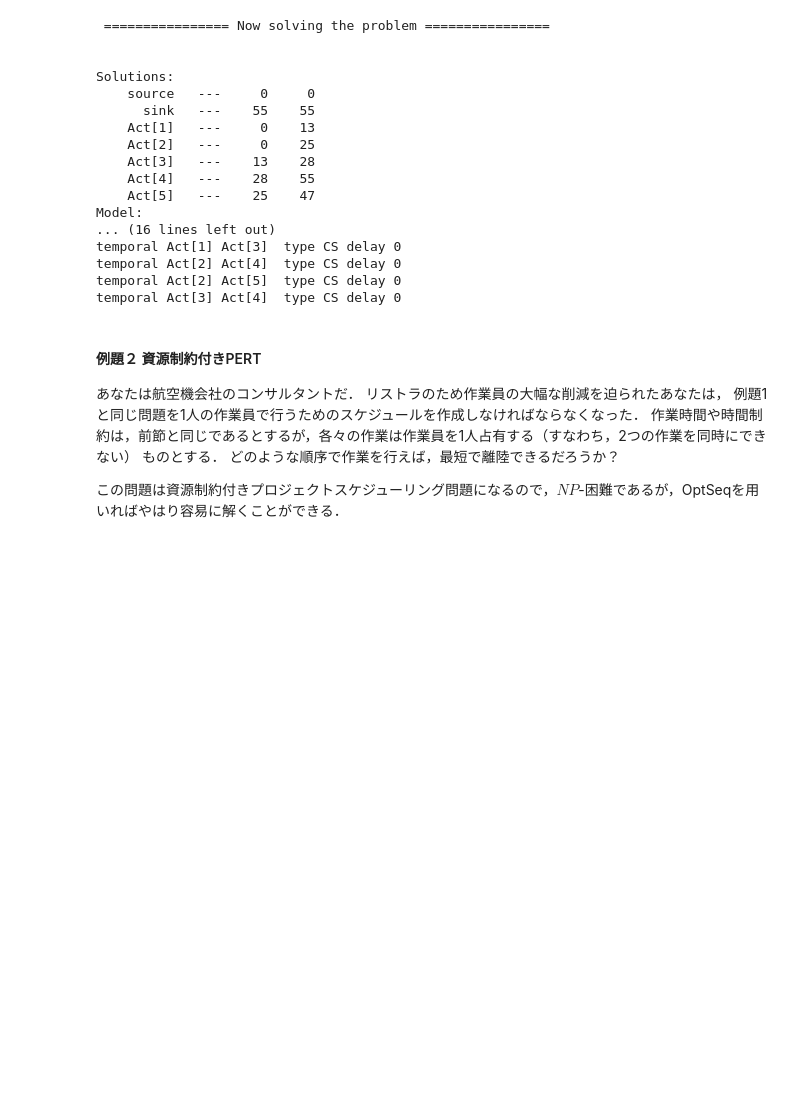
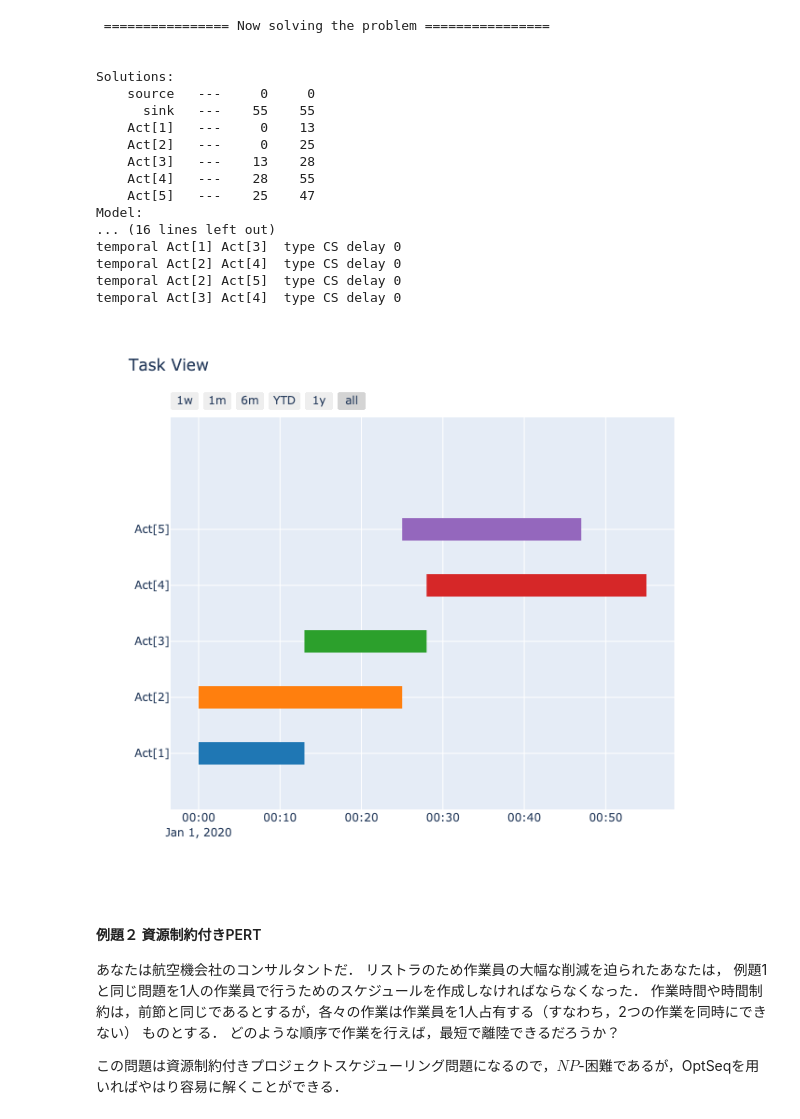
Before and after one commit to mikiokubo/optseqtrial, a Jupyter notebook: 07optseq.ipynb, the cells around one changed output. Cells and saved outputs as stored; diff of their text form; code cells hidden in the pictures; blank space fills up the shorter version.

```diff
--- a/07optseq.ipynb
+++ b/07optseq.ipynb
@@ -2029,6 +2109,11 @@ temporal Act[1] Act[3]  type CS delay 0
 temporal Act[2] Act[4]  type CS delay 0
 temporal Act[2] Act[5]  type CS delay 0
 temporal Act[3] Act[4]  type CS delay 0
+# %%
+#hide_input
+Image("./figure/ex1.png")
+# %% [output]
+[figure, added]
 # %% [markdown]
 #### 例題２ 資源制約付きPERT
 
```
Also changed, not shown: parts of 47 cells of this notebook, 14 other files.
